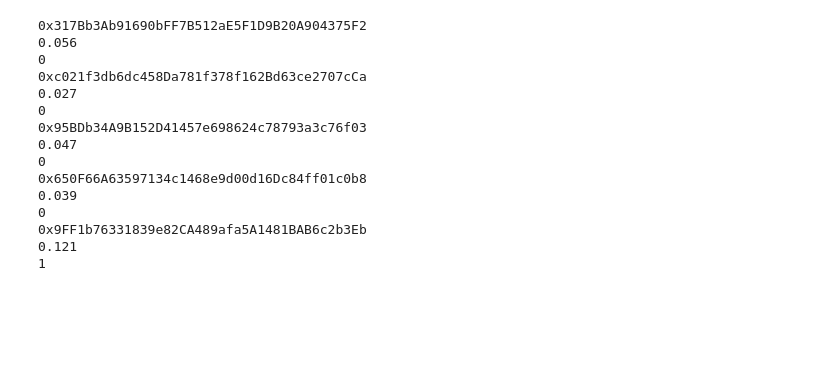
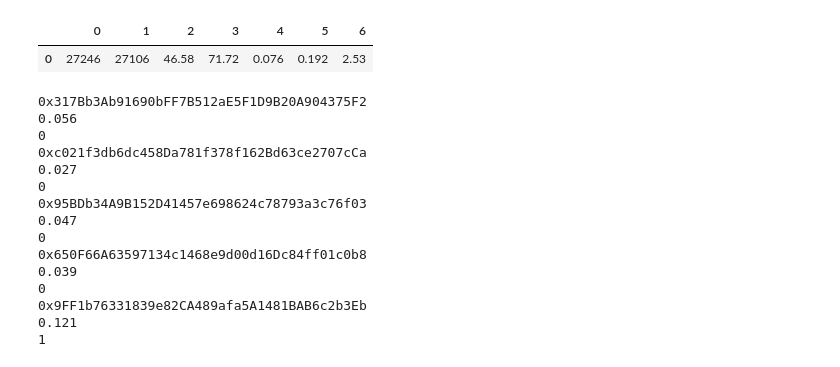
Before and after one commit to zzmez/cryptobay-bot, a Jupyter notebook: test.ipynb, the cells around one changed output. Drawn from its saved outputs; the diff is of its cells as text; code cells hidden in the pictures; blank space fills up the shorter version.

```diff
--- a/test.ipynb
+++ b/test.ipynb
@@ -264,8 +266,11 @@ driver.find_element_by_xpath('/html/body/div/div/header/div/div[1]/div/a[1]').cl
 # %%
-temp_DF = pd.read_csv("db/out/zz_predicted_20211014-2349_test.csv")
+temp_DF = pd.read_csv("db/out/predicted_20211106-1630.csv", header=None)
 temp_DF
 to_buy_test_df = temp_DF.head(1)
 to_buy_test_df
+# %% [output]
+|  | 0 | 1 | 2 | 3 | 4 | 5 | 6 |
+| 0 | 27246 | 27106 | 46.58 | 71.72 | 0.076 | 0.192 | 2.53 |
 # %%
 from include.global_functions import create_accounts
 create_accounts(driver)
```
Also changed, not shown: parts of 1 cell of this notebook, 21 other files.
